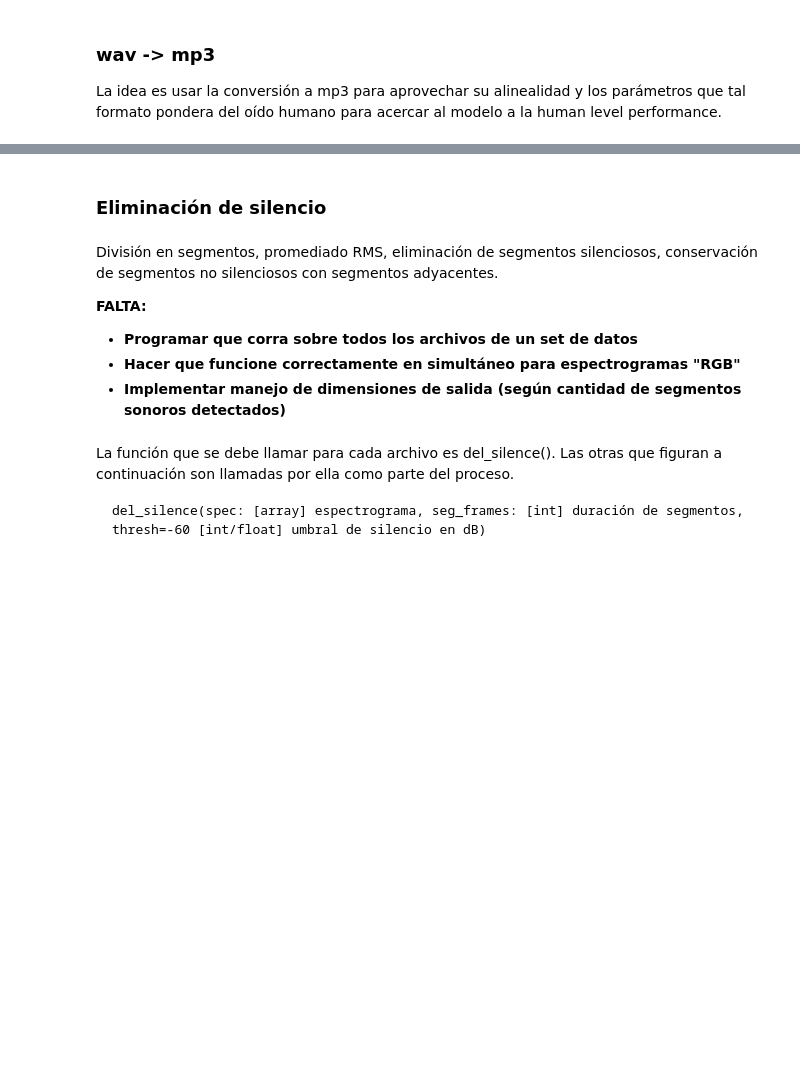
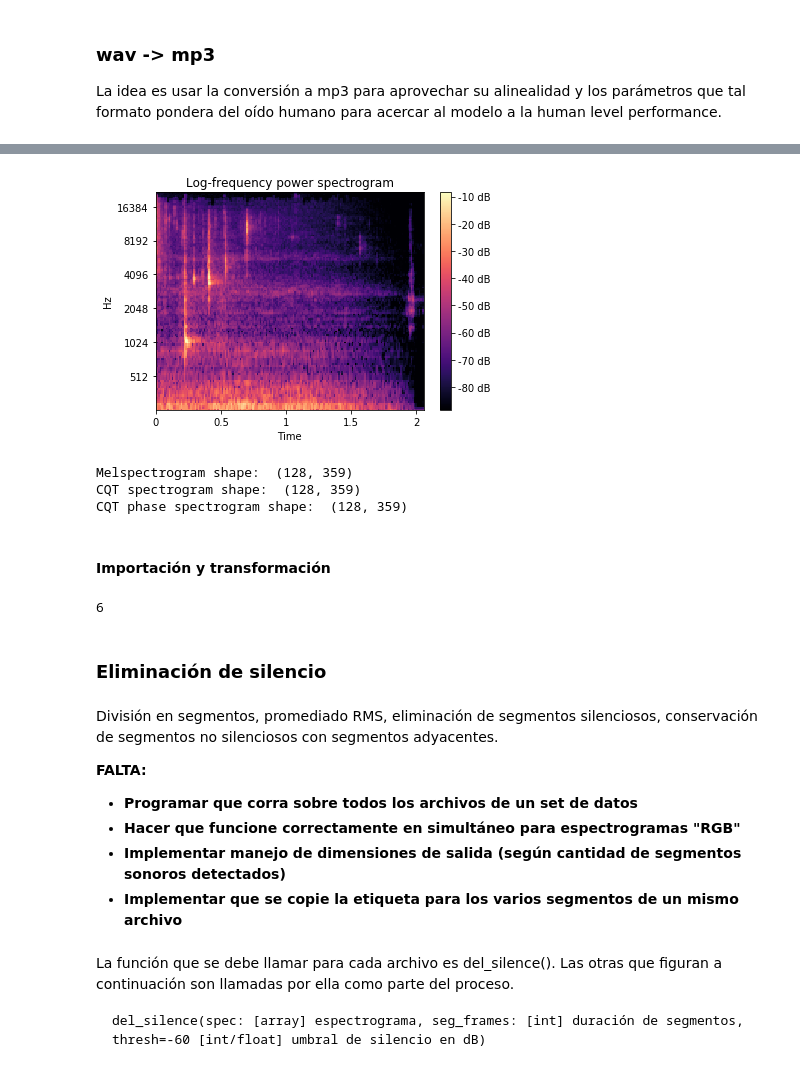
Before and after one commit to pupkinivan/fsd-tagging, a Jupyter notebook: ladifanet.ipynb, the cells around one changed output, grey strips where cells are left out. Saved outputs shown, nothing was run; the diff lists cells and outputs as text; code cells hidden in the pictures; blank space fills up the shorter version.

```diff
--- a/ladifanet.ipynb
+++ b/ladifanet.ipynb
@@ -245,3 +370,41 @@ def addZip(directory):
+# %%
+melspec = audio_to_melspectrogram(conf, audio)
+show_melspectrogram(conf, melspec)
+# %% [output]
+[figure, added]
+# %%
+filespec = read_as_spectrogramsx3(conf, '0019ef41.wav')
+print("Melspectrogram shape: ", filespec[0].shape)
+print("CQT spectrogram shape: ", filespec[1].shape)
+print("CQT phase spectrogram shape: ", filespec[2].shape)
+# %% [output]
+Melspectrogram shape:  (128, 359)
+CQT spectrogram shape:  (128, 359)
+CQT phase spectrogram shape:  (128, 359)
+# %% [markdown]
+#### Importación y transformación
+# %%
+batch = []
+# for file in os.listdir():  # especificar el directorio
+#     filespec = read_as_spectrogramsx3(conf, pathname)
+#     batch.append(filespec)
+# batch = np.asarray(batch)
+
+i = 0
+while i <= 5:  # especificar el directorio
+    filespec = read_as_spectrogramsx3(conf, os.listdir()[i])
+    batch.append(filespec)
+    i += 1
+# batch = np.asarray(batch)
+len(batch)
+
+# def addZip(directory):
+#    file_paths = get_all_file_paths(directory)
+#    with ZipFile('mijormi.zip', 'w') as zip:
+#        for file in file_paths:
+#            zip.write(file)
+# %% [output]
+6
 # %% [markdown]
 ### Eliminación de silencio
 # %% [markdown]
@@ -251,6 +414,7 @@ División en segmentos, promediado RMS, eliminación de segmentos silenciosos, c
 * **Programar que corra sobre todos los archivos de un set de datos**
 * **Hacer que funcione correctamente en simultáneo para espectrogramas "RGB"**
 * **Implementar manejo de dimensiones de salida (según cantidad de segmentos sonoros detectados)**
+* **Implementar que se copie la etiqueta para los varios segmentos de un mismo archivo**
 # %% [markdown]
 La función que se debe llamar para cada archivo es del_silence(). Las otras que figuran a continuación son llamadas por ella como parte del proceso.
 
```
Also changed, not shown: parts of 164 cells of this notebook.
